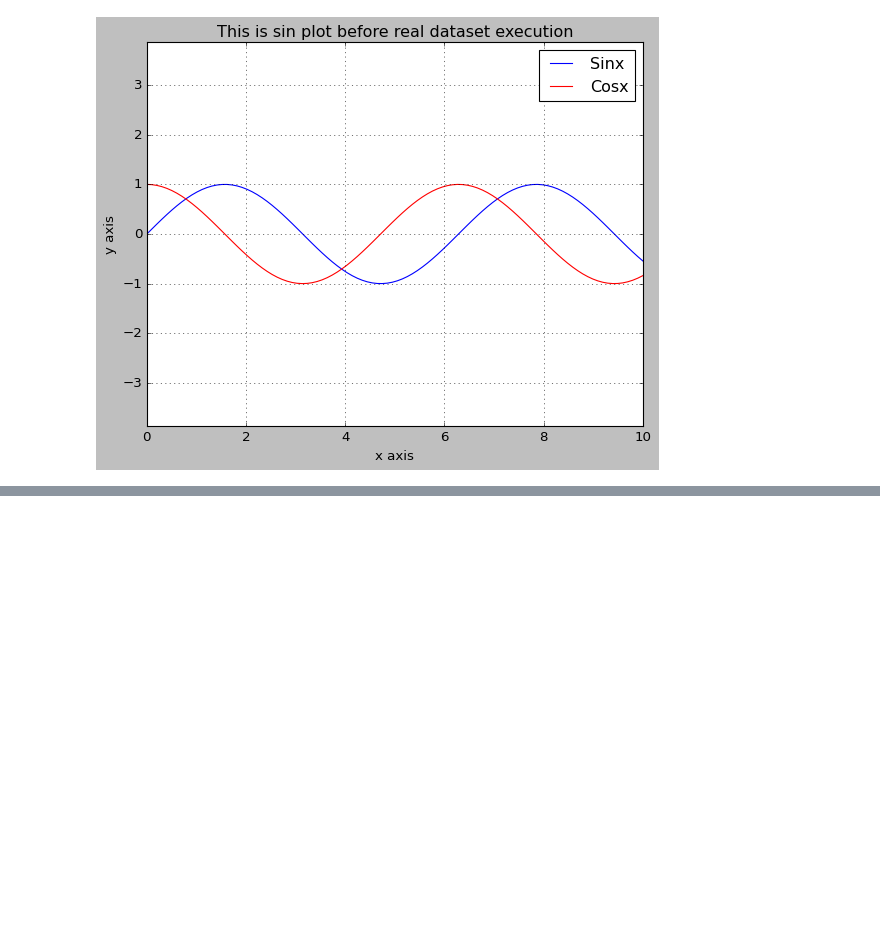
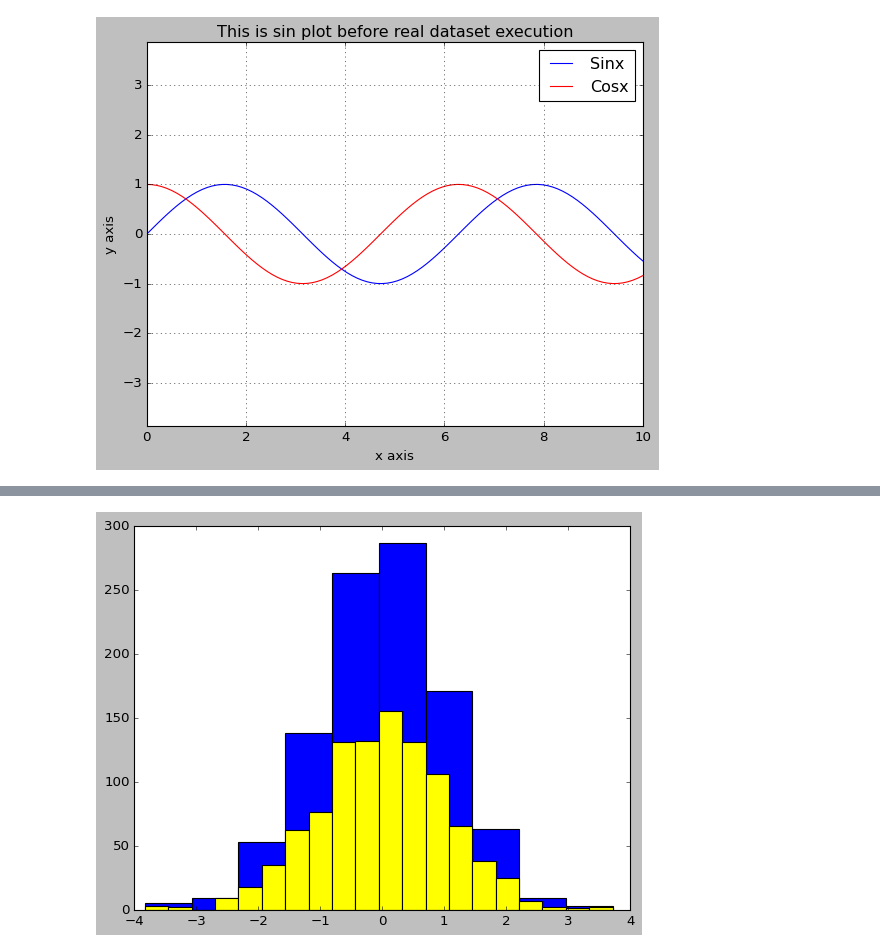
Before and after one commit to omkarpattnaik8080/Matplotlib01, a Jupyter notebook: MatplotlibComplete.ipynb, the cells around one changed output, grey strips where cells are left out. Drawn from its saved outputs; the diff is of its cells as text; code cells hidden in the pictures; blank space fills up the shorter version.

```diff
--- a/MatplotlibComplete.ipynb
+++ b/MatplotlibComplete.ipynb
@@ -250,0 +265,7 @@ plt.show
+# %%
+data=np.random.randn(1000)
+plt.hist(data)
+plt.hist(data,bins=20,histtype='barstacked',color='yellow')
+plt.show()
+# %% [output]
+[figure, added]
```
Also changed, not shown: parts of 8 cells of this notebook.
